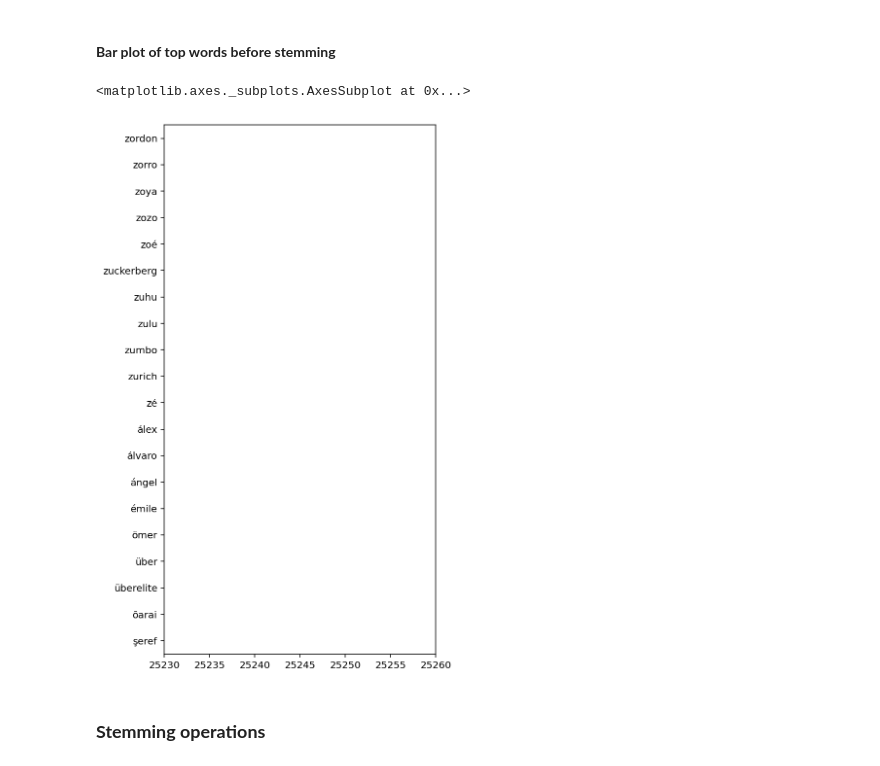
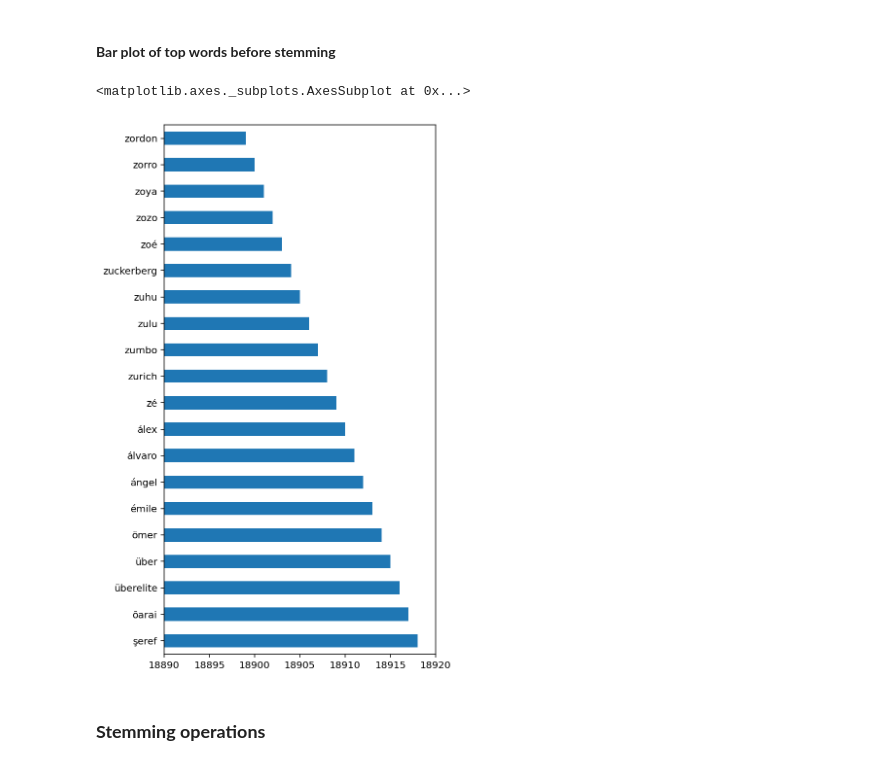
Before and after one commit to smkmohsin/NETFLIX-MOVIES-AND-TV-SHOWS-CLUSTERING, a Jupyter notebook: NETFLIX_MOVIES_AND_TV_SHOWS_CLUSTERING.ipynb, the cells around one changed output. Drawn from its saved outputs; the diff is of its cells as text; code cells hidden in the pictures.

```diff
--- a/NETFLIX_MOVIES_AND_TV_SHOWS_CLUSTERING.ipynb
+++ b/NETFLIX_MOVIES_AND_TV_SHOWS_CLUSTERING.ipynb
@@ -471,7 +485,7 @@ nltk.download('stopwords')
 True
 # %%
 # extracting the stopwords from nltk library
-sw = stopwords.words('english')
-# displaying the stopwords
-np.array(sw)
+from nltk.corpus import stopwords
+stop_words = set(stopwords.words('english'))
+np.array(stop_words)
 # %% [output]
@@ -502,6 +499,6 @@ Number of stopwords:  179
 def stopwords(text):
     '''a function for removing the stopword'''
     # removing the stop words and lowercasing the selected words
-    text = [word.lower() for word in text.split() if word.lower() not in sw]
+    text = [word.lower() for word in text.split() if word.lower() not in stop_words]
     # joining the list of words with space separator
     return " ".join(text)
@@ -517,0 +505,3 @@ Name: description, dtype: object
+# %%
+description_data = description_data.apply(stopwords)
+description_data.head()
@@ -523,7 +520,7 @@ Name: description, dtype: object
 # create a count vectorizer object
 count_vectorizer = CountVectorizer()
 # fit the count vectorizer using the text data
-count_vectorizer.fit(dataset['description'])
+count_vectorizer.fit(description_data)
 # collect the vocabulary items used in the vectorizer
 dictionary = count_vectorizer.vocabulary_.items()
 # %% [markdown]
@@ -544,10 +541,10 @@ vocab_bef_stem = vocab_bef_stem.sort_values(ascending=False)
 #### **Bar plot of top words before stemming**
 # %%
 top_vacab = vocab_bef_stem.head(20)
-top_vacab.plot(kind = 'barh', figsize=(5,10), xlim= (25230, 25260))
+top_vacab.plot(kind = 'barh', figsize=(5,10), xlim= (18890, 18920))
 # %% [output]
 <matplotlib.axes._subplots.AxesSubplot at 0x...>
-[figure, old version]
+[figure, new version]
 # %% [markdown]
 ###  **Stemming operations**
 # %% [markdown]
```
Also changed, not shown: parts of 16 cells of this notebook.
